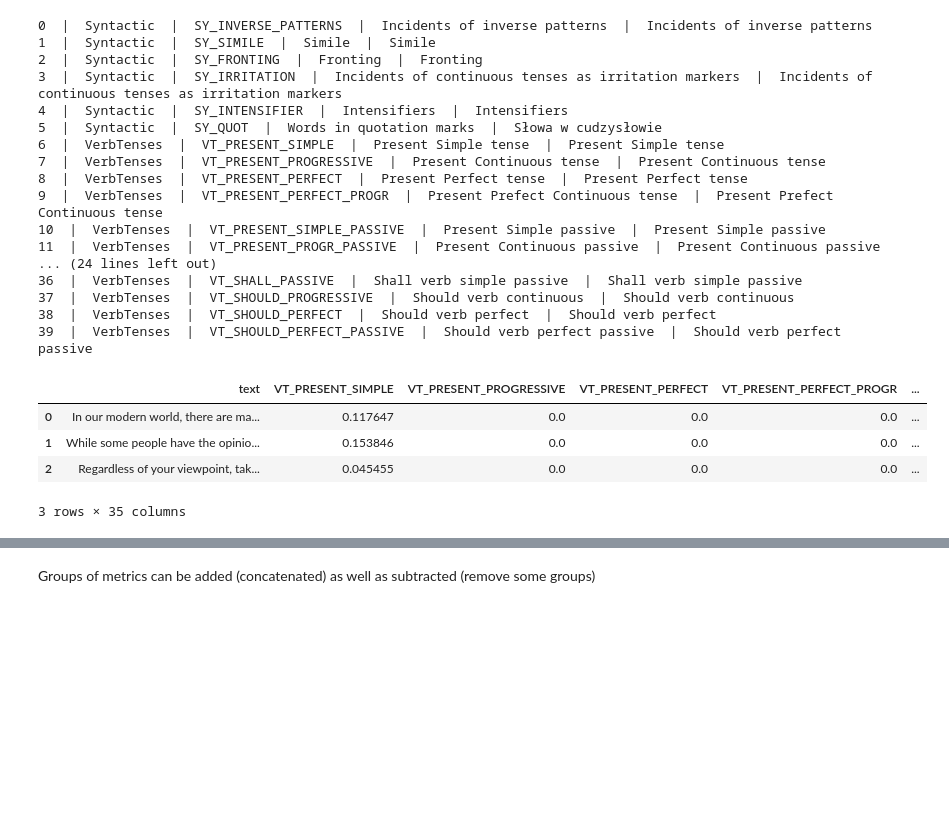
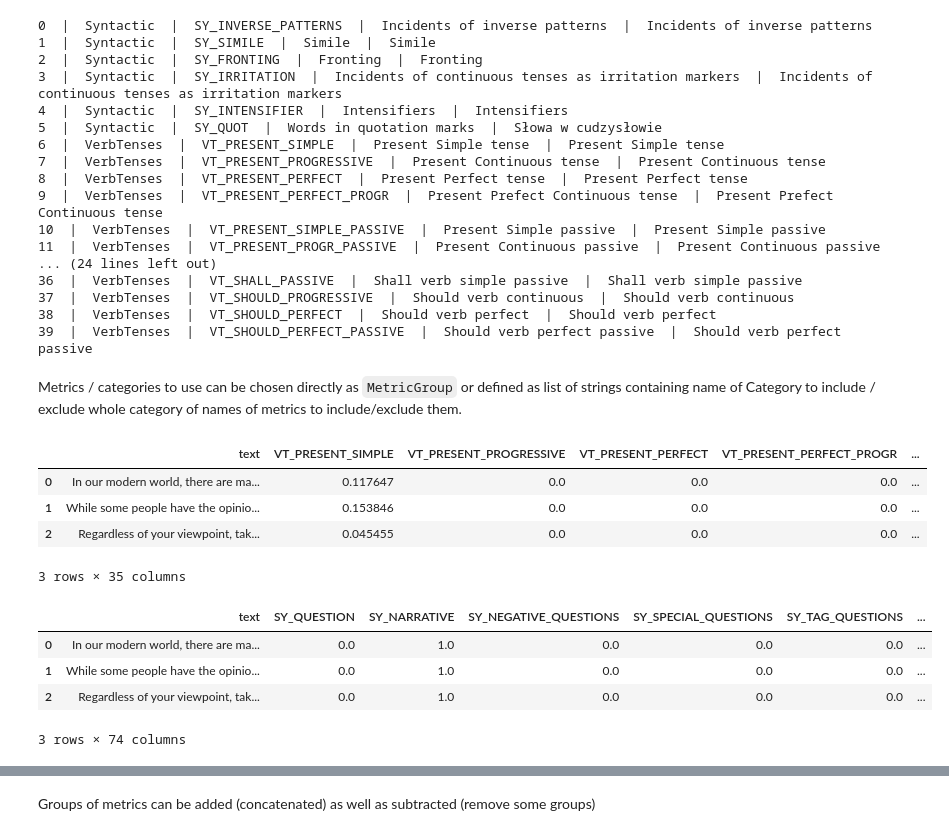
Before and after one commit to ZILiAT-NASK/StyloMetrix, a Jupyter notebook: examples/Tutorial.ipynb, the cells around one changed output, grey strips where cells are left out. Saved outputs shown, nothing was run; the diff lists cells and outputs as text; code cells hidden in the pictures; blank space fills up the shorter version.

```diff
--- a/examples/Tutorial.ipynb
+++ b/examples/Tutorial.ipynb
@@ -185,4 +216,6 @@ print(metrics_to_analyse)
 37  |  VerbTenses  |  VT_SHOULD_PROGRESSIVE  |  Should verb continuous  |  Should verb continuous
 38  |  VerbTenses  |  VT_SHOULD_PERFECT  |  Should verb perfect  |  Should verb perfect
 39  |  VerbTenses  |  VT_SHOULD_PERFECT_PASSIVE  |  Should verb perfect passive  |  Should verb perfect passive
+# %% [markdown]
+Metrics / categories to use can be chosen directly as `MetricGroup` or defined as list of strings containing name of Category to include / exclude whole category of names of metrics to include/exclude them.
 # %%
@@ -196,5 +229,18 @@ metrics
 | 1 | While some people have the opinio... | 0.153846 | 0.0 | 0.0 | 0.0 | ... |
 | 2 | Regardless of your viewpoint, tak... | 0.045455 | 0.0 | 0.0 | 0.0 | ... |
 3 rows × 35 columns
+# %%
+# choose metrics_to_analyse excluding syntatic using list of strings
+# remember to provide names as list even if you are defining only one name to include/exclude
+stylo = sm.StyloMetrix('en', metrics=["Syntactic", "VerbTenses"],
+                       exceptions=['VT_SHOULD_PROGRESSIVE'])
+metrics = stylo.transform(texts)
+metrics
+# %% [output]
+|  | text | SY_QUESTION | SY_NARRATIVE | SY_NEGATIVE_QUESTIONS | SY_SPECIAL_QUESTIONS | SY_TAG_QUESTIONS | ... |
+| 0 | In our modern world, there are ma... | 0.0 | 1.0 | 0.0 | 0.0 | 0.0 | ... |
+| 1 | While some people have the opinio... | 0.0 | 1.0 | 0.0 | 0.0 | 0.0 | ... |
+| 2 | Regardless of your viewpoint, tak... | 0.0 | 1.0 | 0.0 | 0.0 | 0.0 | ... |
+3 rows × 74 columns
 # %% [markdown]
 - You can calculate the value for a single metric (provided as a list)
```
Also changed, not shown: parts of 13 cells of this notebook, 1 other file.
